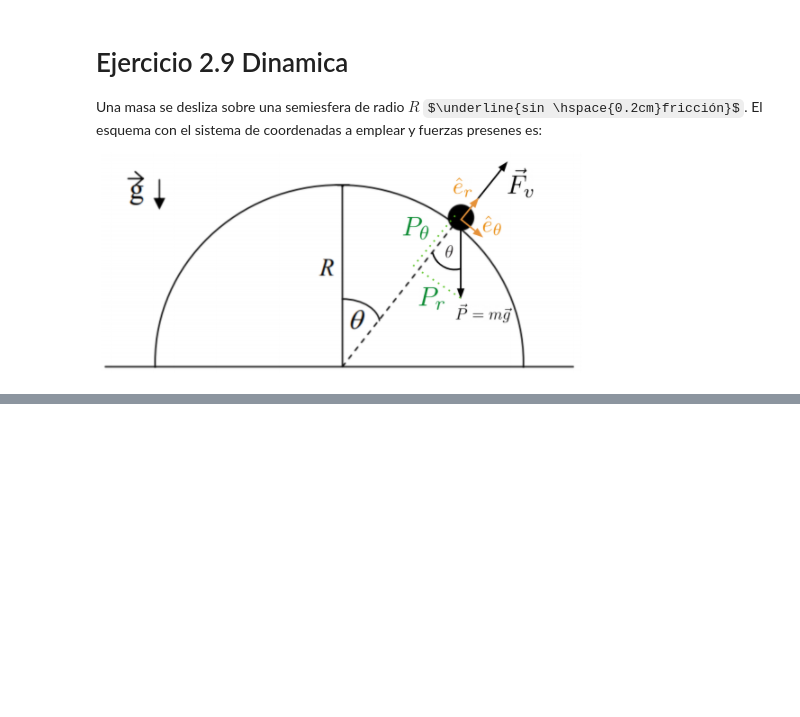
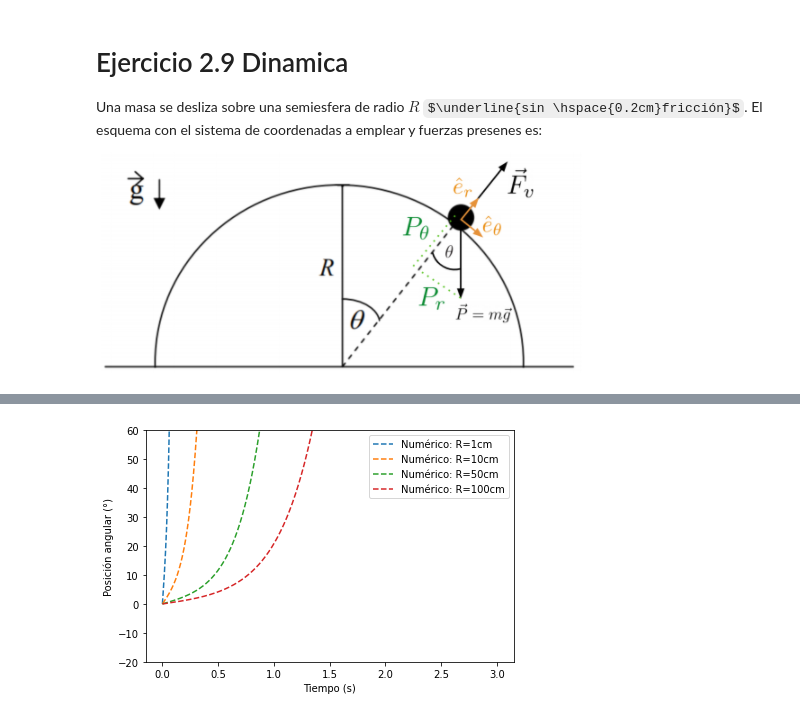
Before and after one commit to remusezequiel/Fis_Colab, a Jupyter notebook: F1_2_9.ipynb, the cells around one changed output, grey strips where cells are left out. Saved outputs shown, nothing was run; the diff lists cells and outputs as text; code cells hidden in the pictures; some formulas as TeX source; blank space fills up the shorter version.

```diff
--- a/F1_2_9.ipynb
+++ b/F1_2_9.ipynb
@@ -69,0 +175,33 @@ Lo más imprecionante de este resultado es que **"Este angulo no depende de nada
+# %%
+#@title Resolución Numerica
+
+# arreglo de tiempos con n elementos
+t_array = np.linspace( t_i, t_f, n )
+# resolución de la ec. dif. con el método de Euler de segundo orden
+θ_1_array, dθ_array = euler(t_i, t_f, R_1, θ_0, dθ_01, n)
+θ_2_array, dθ_array = euler(t_i, t_f, R_2, θ_0, dθ_02, n)
+θ_3_array, dθ_array = euler(t_i, t_f, R_3, θ_0, dθ_03, n)
+θ_4_array, dθ_array = euler(t_i, t_f, R_4, θ_0, dθ_04, n)
+
+# convierto a grados
+θ_1_array = θ_1_array * (180/π)
+θ_2_array = θ_2_array * (180/π)
+θ_3_array = θ_3_array * (180/π)
+θ_4_array = θ_4_array * (180/π)
+
+
+plt.figure()
+# Graficos
+plt.plot(t_array, θ_1_array, '--', label='Numérico: R=1cm')
+plt.plot(t_array, θ_2_array, '--', label='Numérico: R=10cm')
+plt.plot(t_array, θ_3_array, '--', label='Numérico: R=50cm')
+plt.plot(t_array, θ_4_array, '--', label='Numérico: R=100cm')
+plt.xlabel('Tiempo (s)')
+plt.ylabel('Posición angular (°)')
+
+plt.ylim([-20, 60])
+
+plt.legend(loc='upper right')
+plt.tight_layout()
+# %% [output]
+[figure, added]
```
Also changed, not shown: parts of 6 cells of this notebook.
